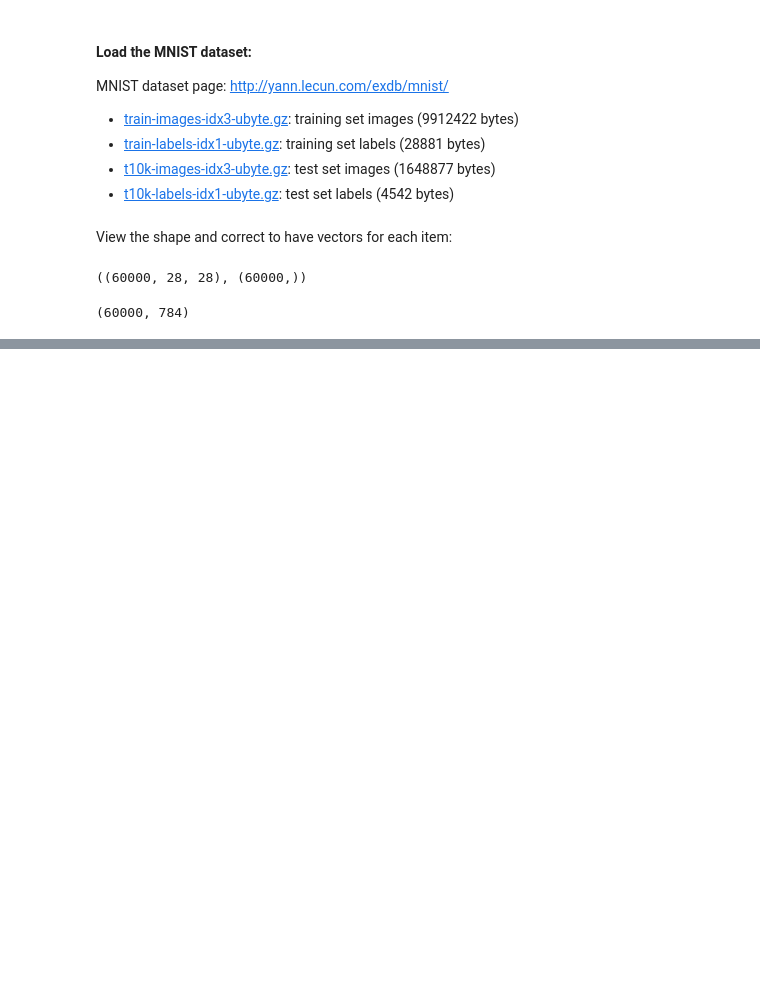
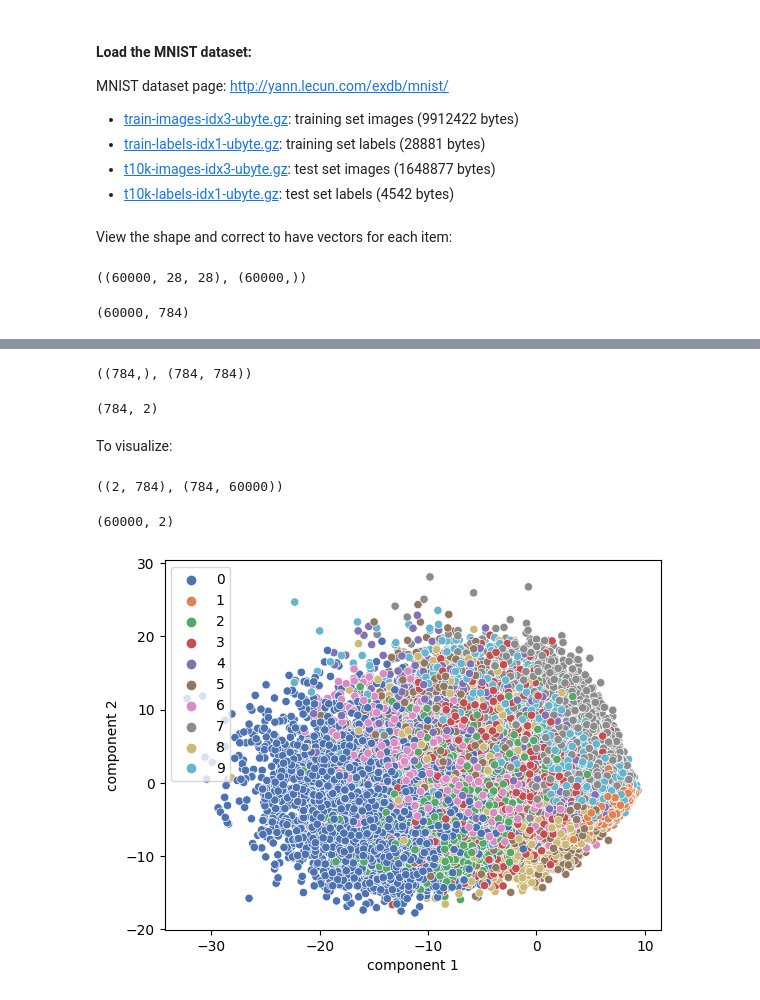
Before and after one commit to juancas9812/comp_lin_algebra, a Jupyter notebook: MNIST_PCA.ipynb, the cells around one changed output, grey strips where cells are left out. Cells and saved outputs as stored; diff of their text form; code cells hidden in the pictures; blank space fills up the shorter version.

```diff
--- a/MNIST_PCA.ipynb
+++ b/MNIST_PCA.ipynb
@@ -53,0 +94,36 @@ X_train.shape
+# %%
+evals,evecs=np.linalg.eig(cov_matrix)
+evals.shape,evecs.shape
+# %% [output]
+((784,), (784, 784))
+# %%
+# Sort descending by eigenvalues and select number of components for pca
+idx=evals.argsort()[::-1]
+evals=evals[idx]
+evecs=evecs[:,idx]
+
+components=2
+evecs_pca=evecs[:,:components]
+evecs_pca.shape
+# %% [output]
+(784, 2)
+# %% [markdown]
+To visualize:
+# %%
+#change shape for multiplying:
+evecs_pca=evecs_pca.T
+evecs_pca.shape,standard_data.T.shape
+# %% [output]
+((2, 784), (784, 60000))
+# %%
+points=np.matmul(evecs_pca,standard_data.T).T
+points.shape
+# %% [output]
+(60000, 2)
+# %%
+sns.scatterplot(x=points[:points.shape[0],0],y=points[:points.shape[0],1],hue=Y_train[:points.shape[0]],palette='deep')
+plt.xlabel("component 1")
+plt.ylabel("component 2")
+plt.show()
+# %% [output]
+[figure, added]
```
Also changed, not shown: parts of 8 cells of this notebook.
